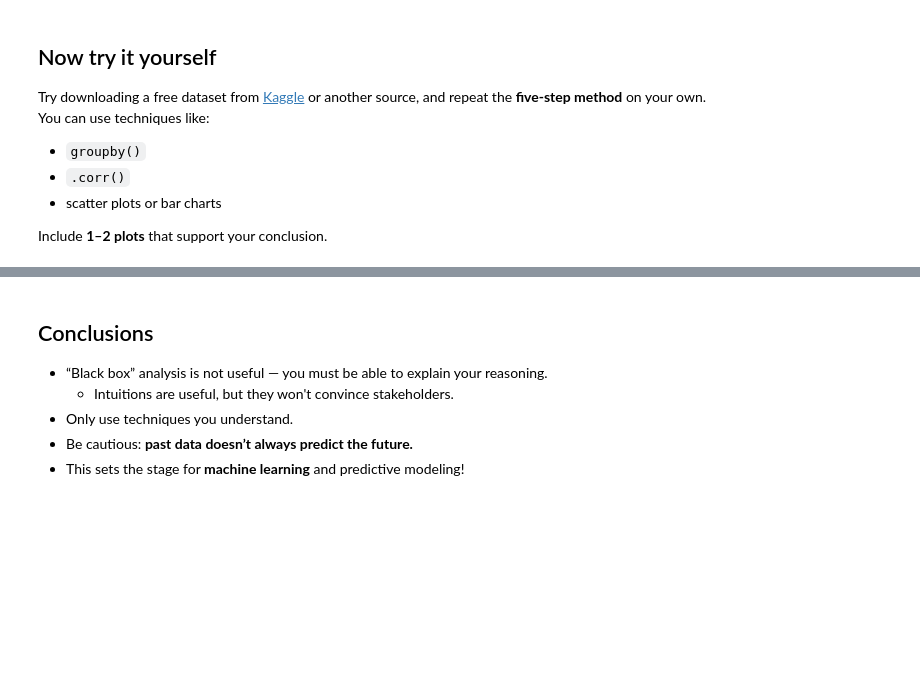
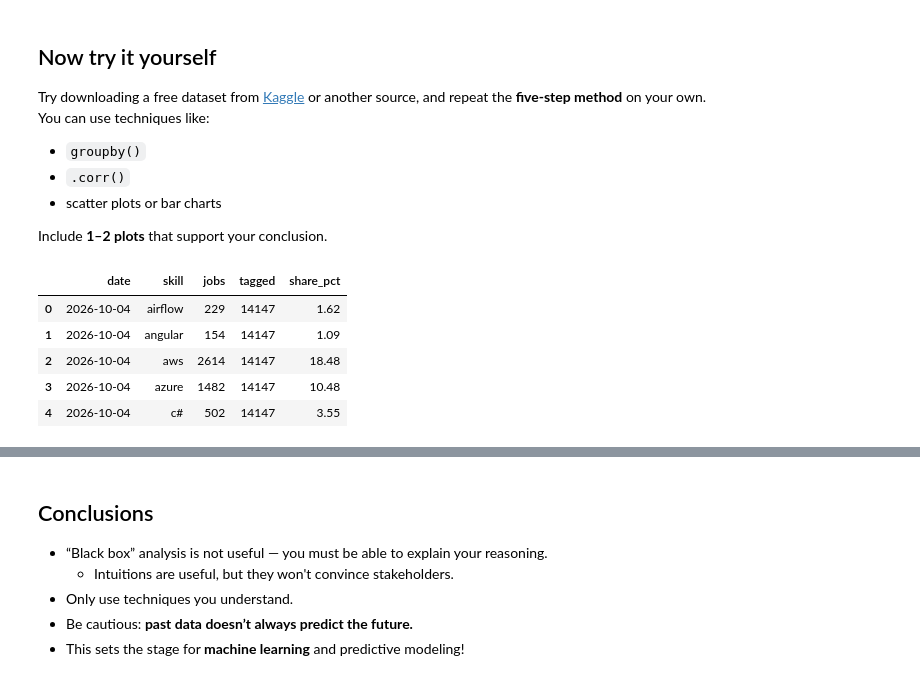
Before and after one commit to aadya-agrawal5/Aadya-bwsi-comp-problem-solving, a Jupyter notebook: mod3_math_modeling/3_intro_to_data_analysis.ipynb, the cells around one changed output, grey strips where cells are left out. Cells and saved outputs as stored; diff of their text form; code cells hidden in the pictures; blank space fills up the shorter version.

```diff
--- a/mod3_math_modeling/3_intro_to_data_analysis.ipynb
+++ b/mod3_math_modeling/3_intro_to_data_analysis.ipynb
@@ -240,5 +240,12 @@ Include **1–2 plots** that support your conclusion.
 # %%
 # Step 1: Load data
 
-data = pd.read_csv("job_listings.csv")  # use the actual file name
-data.head()
+myNewData = pd.read_csv("/Users/aadya_agrawal/Downloads/skill_demand_daily.csv")  # use the actual file name
+myNewData.head()
+# %% [output]
+|  | date | skill | jobs | tagged | share_pct |
+| 0 | 2026-10-04 | airflow | 229 | 14147 | 1.62 |
+| 1 | 2026-10-04 | angular | 154 | 14147 | 1.09 |
+| 2 | 2026-10-04 | aws | 2614 | 14147 | 18.48 |
+| 3 | 2026-10-04 | azure | 1482 | 14147 | 10.48 |
+| 4 | 2026-10-04 | c# | 502 | 14147 | 3.55 |
```
Also changed, not shown: parts of 6 cells of this notebook.
